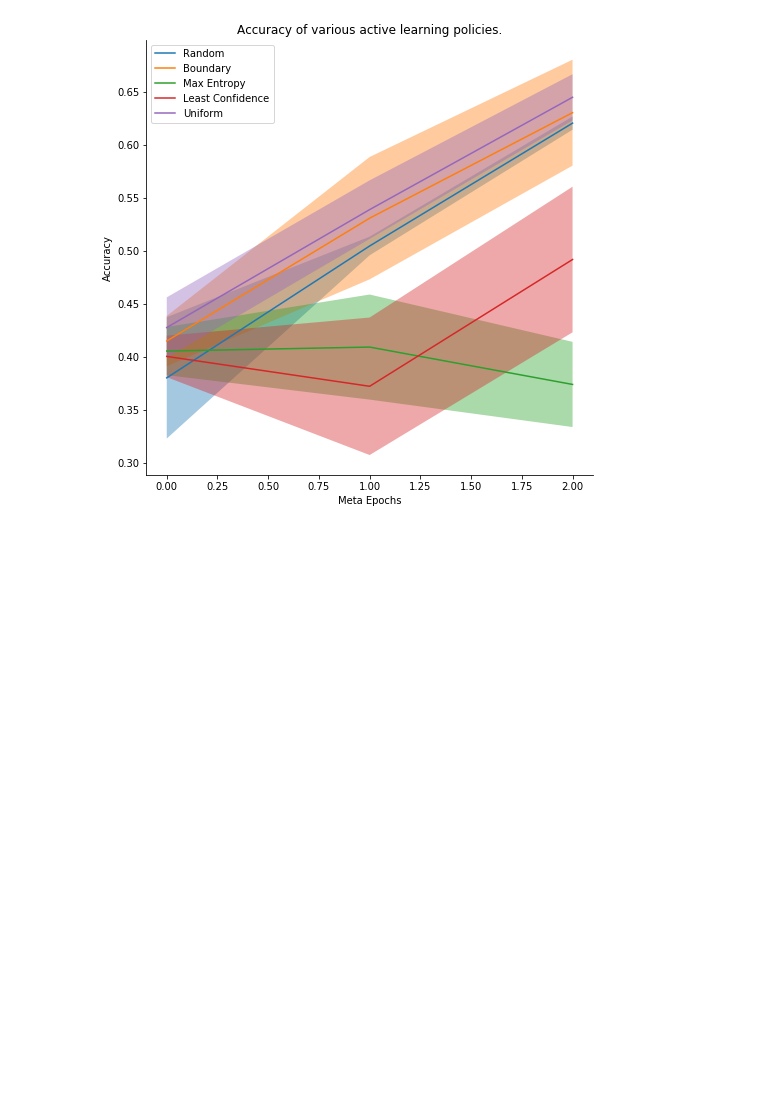
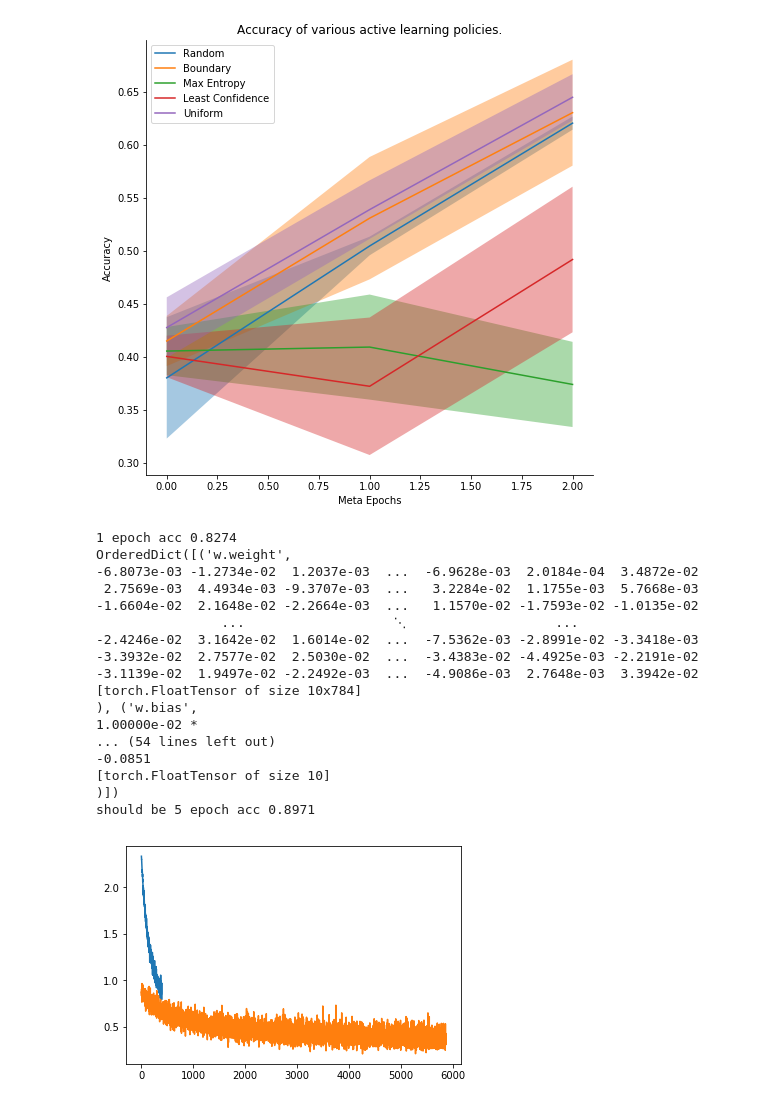
Before and after one commit to dsondak/pavlos_research, a Jupyter notebook: notebooks/1.0_domain_adapt_playbook.ipynb, the cells around one changed output. Cells and saved outputs as stored; diff of their text form; code cells hidden in the pictures; blank space fills up the shorter version.

```diff
--- a/notebooks/1.0_domain_adapt_playbook.ipynb
+++ b/notebooks/1.0_domain_adapt_playbook.ipynb
@@ -98,12 +104,12 @@ viz = imp.reload(viz)
 # %%
 ########### GLOBAL EXPERIMENT PARAMS ############
 # Epochs of adding additional points
-meta_epochs = 3
+meta_epochs = 5
 # Epochs per training run
-ept = 10
+ept = 5
 # Number of points to start with and add each run
 npoints = 20
-batch_size = 8
+batch_size = 10
 learning_rate = 0.01
 # Number of runs to create a sampling distribution to quantify error
 samp_runs = 5
@@ -124,11 +130,11 @@ def try_policy(policy, meta_epochs, ept, npoints, batch_size, learning_rate, sam
     print(f'Active Learning with {policy} policy done!')
     return try_acc
 
-
-random_acc = try_policy('random', meta_epochs, ept, npoints, batch_size, learning_rate, samp_runs)
-boundary_acc = try_policy('boundary', meta_epochs, ept, npoints, batch_size, learning_rate, samp_runs)
-entropy_acc = try_policy('max_entropy', meta_epochs, ept, npoints, batch_size, learning_rate, samp_runs)
-confidence_acc = try_policy('conf', meta_epochs, ept, npoints, batch_size, learning_rate, samp_runs)
-# uniform_acc = try_policy('uniform', meta_epochs, ept, npoints, batch_size, learning_rate, samp_runs)
+al = imp.reload(al)
+# random_acc = try_policy('random', meta_epochs, ept, npoints, batch_size, learning_rate, samp_runs)
+# boundary_acc = try_policy('boundary', meta_epochs, ept, npoints, batch_size, learning_rate, samp_runs)
+# entropy_acc = try_policy('max_entropy', meta_epochs, ept, npoints, batch_size, learning_rate, samp_runs)
+# confidence_acc = try_policy('conf', meta_epochs, ept, npoints, batch_size, learning_rate, samp_runs)
+uniform_acc = try_policy('uniform', meta_epochs, ept, npoints, batch_size, learning_rate, samp_runs)
 # %% [output]
 A Jupyter Widget
@@ -150,3 +183,45 @@ viz.plot_results(meta_epochs,accs,labs)
 # %%
 # add cluster policy?
 # reinforce learn the policies
+# %%
+from collections import namedtuple
+Transition = namedtuple('Transition', ('state', 'action', 'next_state', 'reward'))
+
+model = logreg(classes=10)
+loss_func = nn.NLLLoss()
+optimizer = optim.SGD(model.parameters(), lr=.01)
+experiment = al.ExperiAL(model, train_x, train_y, val_x, val_y, loss_func, optimizer)
+it,ac = experiment._train(train_x, train_y, epochs=1, batch_size=128)
+
+plt.plot(it,ac)
+sd = model.state_dict()
+print('1 epoch acc',al.accuracy(model,val_x,val_y))
+print(sd)
+it,ac = experiment._train(train_x, train_y, epochs=15, batch_size=128)
+plt.plot(it,ac)
+sd2 = model.state_dict()
+print(sd2)
+print('20 epoch acc',al.accuracy(model,val_x,val_y))
+print(sd)
+model.load_state_dict(sd)
+model.state_dict()
+print('should be 5 epoch acc',al.accuracy(model,val_x,val_y))
+# %% [output]
+1 epoch acc 0.8274
+OrderedDict([('w.weight',
+-6.8073e-03 -1.2734e-02  1.2037e-03  ...  -6.9628e-03  2.0184e-04  3.4872e-02
+ 2.7569e-03  4.4934e-03 -9.3707e-03  ...   3.2284e-02  1.1755e-03  5.7668e-03
+-1.6604e-02  2.1648e-02 -2.2664e-03  ...   1.1570e-02 -1.7593e-02 -1.0135e-02
+                ...                   ⋱                   ...
+-2.4246e-02  3.1642e-02  1.6014e-02  ...  -7.5362e-03 -2.8991e-02 -3.3418e-03
+-3.3932e-02  2.7577e-02  2.5030e-02  ...  -3.4383e-02 -4.4925e-03 -2.2191e-02
+-3.1139e-02  1.9497e-02 -2.2492e-03  ...  -4.9086e-03  2.7648e-03  3.3942e-02
+[torch.FloatTensor of size 10x784]
+), ('w.bias',
+1.00000e-02 *
+... (54 lines left out)
+-0.0851
+[torch.FloatTensor of size 10]
+)])
+should be 5 epoch acc 0.8971
+[figure, added]
```
Also changed, not shown: parts of 5 cells of this notebook, 3 other files.
